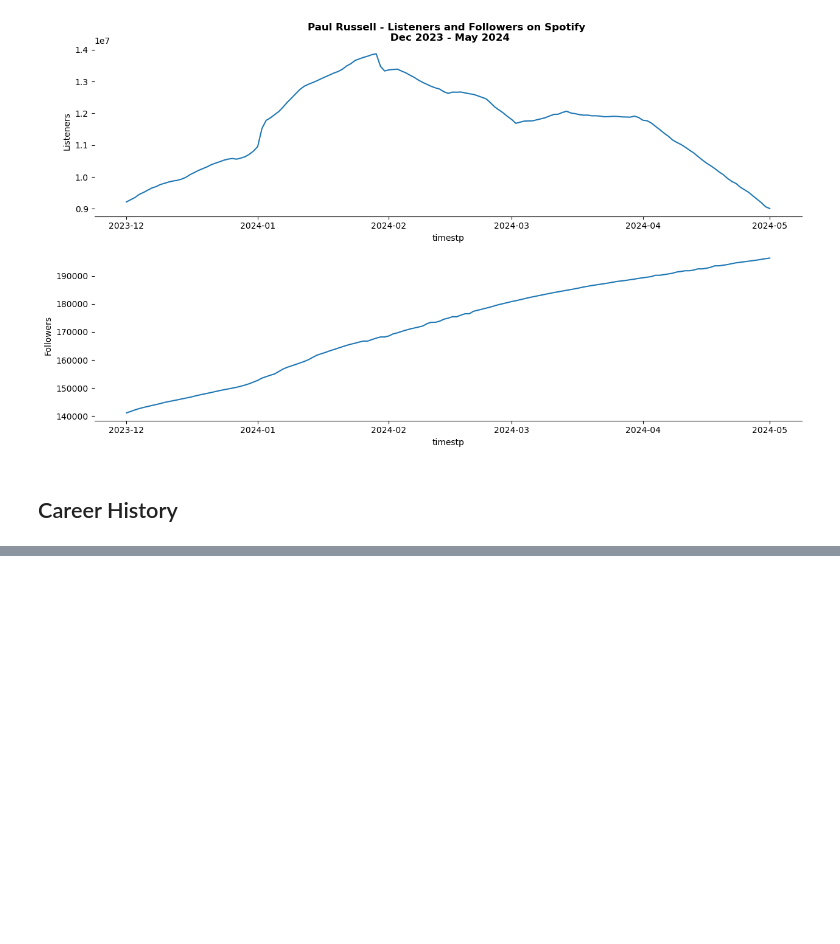
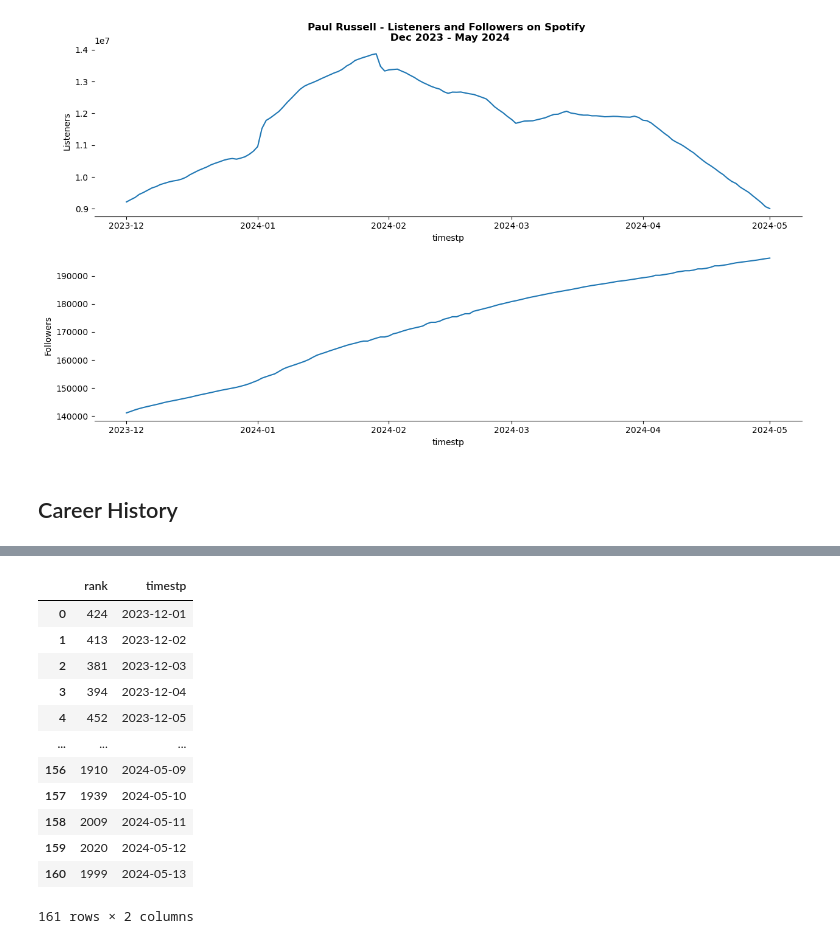
Before and after one commit to etimmons24/group-7-project-1, a Jupyter notebook: Nico Group 7 - Paul Rusell.ipynb, the cells around one changed output, grey strips where cells are left out. Drawn from its saved outputs; the diff is of its cells as text; code cells hidden in the pictures; blank space fills up the shorter version.

```diff
--- a/Nico Group 7 - Paul Rusell.ipynb
+++ b/Nico Group 7 - Paul Rusell.ipynb
@@ -115,0 +172,17 @@ plt.show()
+# %%
+df_cpp = pd.json_normalize(artist_results.json()['obj'])
+df_cpp
+# %% [output]
+|  | rank | timestp |
+| 0 | 424 | 2023-12-01 |
+| 1 | 413 | 2023-12-02 |
+| 2 | 381 | 2023-12-03 |
+| 3 | 394 | 2023-12-04 |
+| 4 | 452 | 2023-12-05 |
+| ... | ... | ... |
+| 156 | 1910 | 2024-05-09 |
+| 157 | 1939 | 2024-05-10 |
+| 158 | 2009 | 2024-05-11 |
+| 159 | 2020 | 2024-05-12 |
+| 160 | 1999 | 2024-05-13 |
+161 rows × 2 columns
```
Also changed, not shown: parts of 10 cells of this notebook.
